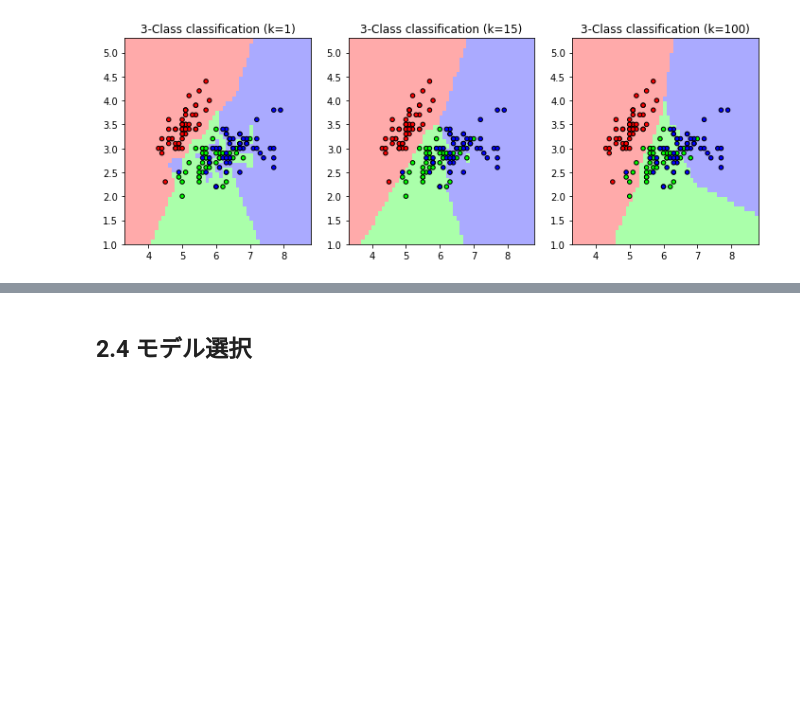
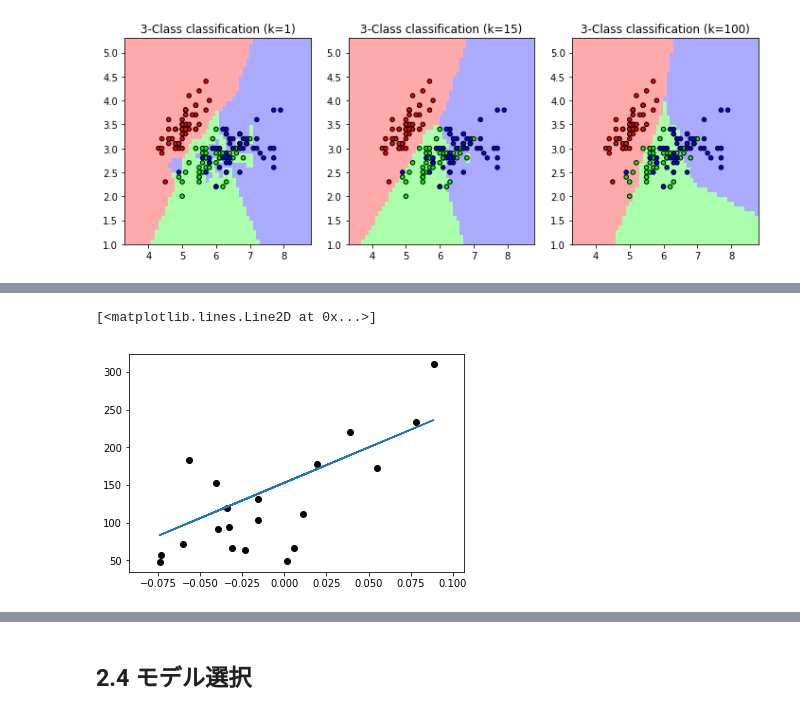
Before and after one commit to haltaro/ml-tutorial, a Jupyter notebook: 02.statistical-learning.ipynb, the cells around one changed output, grey strips where cells are left out. Drawn from its saved outputs; the diff is of its cells as text; code cells hidden in the pictures; blank space fills up the shorter version.

Commit message:
Add linear-model

```diff
--- a/02.statistical-learning.ipynb
+++ b/02.statistical-learning.ipynb
@@ -185,0 +182,20 @@ diabetes_y_test  = diabetes.target[-20:]
+# %%
+from sklearn import linear_model
+import matplotlib.pyplot as plt
+import numpy as np
+
+diabetes_X = diabetes.data[:, np.newaxis, 2]
+diabetes_X_train = diabetes_X[:-20]
+diabetes_X_test  = diabetes_X[-20:]
+diabetes_y_train = diabetes.target[:-20]
+diabetes_y_test  = diabetes.target[-20:]
+
+regr = linear_model.LinearRegression()
+regr.fit(diabetes_X_train, diabetes_y_train)
+diabetes_y_pred = regr.predict(diabetes_X_test)
+
+plt.scatter(diabetes_X_test, diabetes_y_test, color='k')
+plt.plot(diabetes_X_test, diabetes_y_pred)
+# %% [output]
+[<matplotlib.lines.Line2D at 0x...>]
+[figure, added]
```
Also changed, not shown: parts of 13 cells of this notebook.
